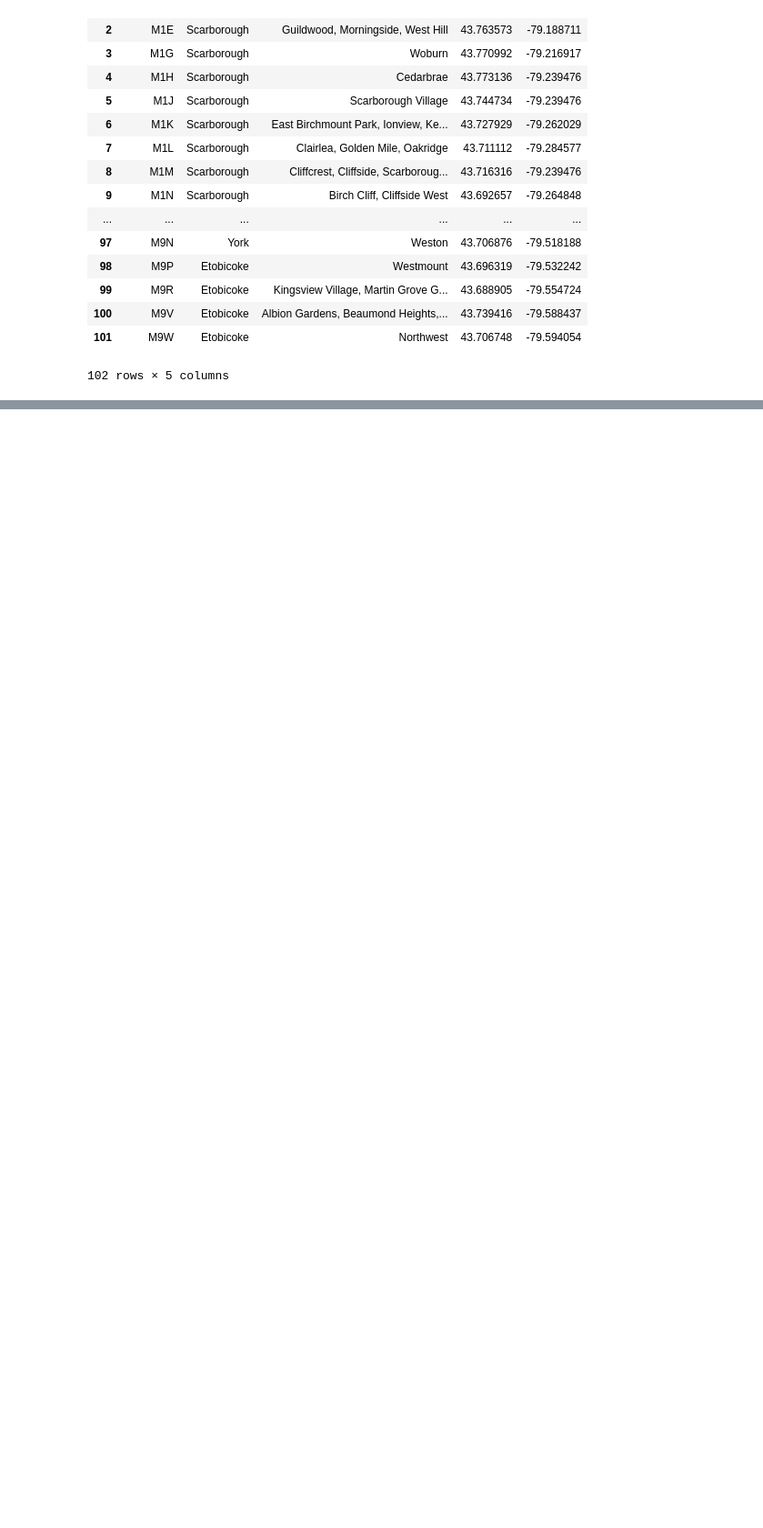
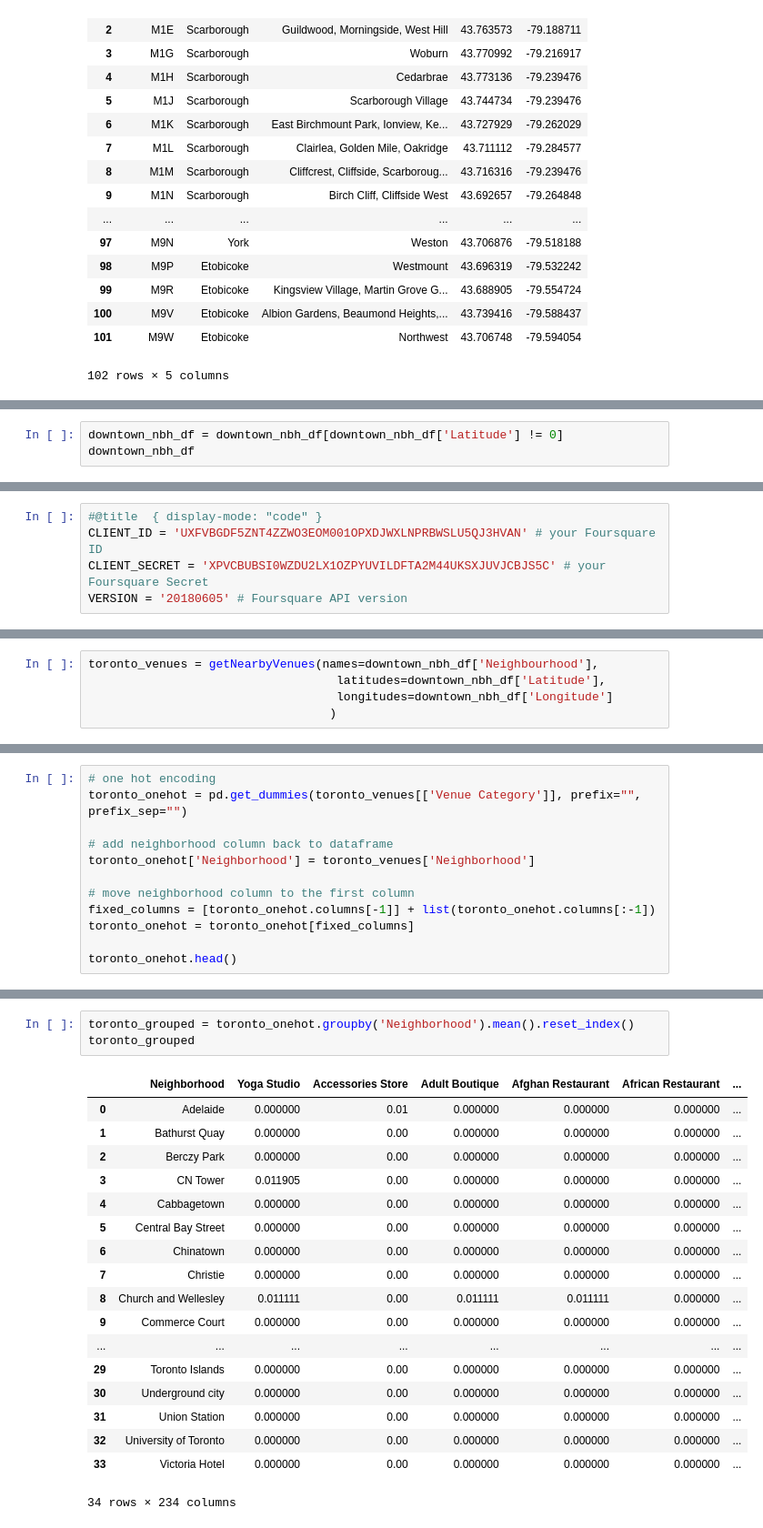
Before and after one commit to hungvm2/Coursera_Capstone, a Jupyter notebook: Segmenting_and_Clustering_Neighborhoods_in_Toronto.ipynb, the cells around one changed output, grey strips where cells are left out. Shown at 91% size. Drawn from its saved outputs; the diff is of its cells as text; blank space fills up the shorter version.

```diff
--- a/Segmenting_and_Clustering_Neighborhoods_in_Toronto.ipynb
+++ b/Segmenting_and_Clustering_Neighborhoods_in_Toronto.ipynb
@@ -123,0 +341,3 @@ df
+# %%
+downtown_nbh_df = downtown_nbh_df[downtown_nbh_df['Latitude'] != 0]
+downtown_nbh_df
@@ -123,0 +364,5 @@ df
+# %%
+#@title  { display-mode: "code" }
+CLIENT_ID = 'UXFVBGDF5ZNT4ZZWO3EOM001OPXDJWXLNPRBWSLU5QJ3HVAN' # your Foursquare ID
+CLIENT_SECRET = 'XPVCBUBSI0WZDU2LX1OZPYUVILDFTA2M44UKSXJUVJCBJS5C' # your Foursquare Secret
+VERSION = '20180605' # Foursquare API version
@@ -123,0 +415,5 @@ df
+# %%
+toronto_venues = getNearbyVenues(names=downtown_nbh_df['Neighbourhood'],
+                                   latitudes=downtown_nbh_df['Latitude'],
+                                   longitudes=downtown_nbh_df['Longitude']
+                                  )
@@ -123,0 +476,12 @@ df
+# %%
+# one hot encoding
+toronto_onehot = pd.get_dummies(toronto_venues[['Venue Category']], prefix="", prefix_sep="")
+
+# add neighborhood column back to dataframe
+toronto_onehot['Neighborhood'] = toronto_venues['Neighborhood']
+
+# move neighborhood column to the first column
+fixed_columns = [toronto_onehot.columns[-1]] + list(toronto_onehot.columns[:-1])
+toronto_onehot = toronto_onehot[fixed_columns]
+
+toronto_onehot.head()
@@ -123,0 +498,22 @@ df
+# %%
+toronto_grouped = toronto_onehot.groupby('Neighborhood').mean().reset_index()
+toronto_grouped
+# %% [output]
+|  | Neighborhood | Yoga Studio | Accessories Store | Adult Boutique | Afghan Restaurant | African Restaurant | ... |
+| 0 | Adelaide | 0.000000 | 0.01 | 0.000000 | 0.000000 | 0.000000 | ... |
+| 1 | Bathurst Quay | 0.000000 | 0.00 | 0.000000 | 0.000000 | 0.000000 | ... |
+| 2 | Berczy Park | 0.000000 | 0.00 | 0.000000 | 0.000000 | 0.000000 | ... |
+| 3 | CN Tower | 0.011905 | 0.00 | 0.000000 | 0.000000 | 0.000000 | ... |
+| 4 | Cabbagetown | 0.000000 | 0.00 | 0.000000 | 0.000000 | 0.000000 | ... |
+| 5 | Central Bay Street | 0.000000 | 0.00 | 0.000000 | 0.000000 | 0.000000 | ... |
+| 6 | Chinatown | 0.000000 | 0.00 | 0.000000 | 0.000000 | 0.000000 | ... |
+| 7 | Christie | 0.000000 | 0.00 | 0.000000 | 0.000000 | 0.000000 | ... |
+| 8 | Church and Wellesley | 0.011111 | 0.00 | 0.011111 | 0.011111 | 0.000000 | ... |
+| 9 | Commerce Court | 0.000000 | 0.00 | 0.000000 | 0.000000 | 0.000000 | ... |
+| ... | ... | ... | ... | ... | ... | ... | ... |
+| 29 | Toronto Islands | 0.000000 | 0.00 | 0.000000 | 0.000000 | 0.000000 | ... |
+| 30 | Underground city | 0.000000 | 0.00 | 0.000000 | 0.000000 | 0.000000 | ... |
+| 31 | Union Station | 0.000000 | 0.00 | 0.000000 | 0.000000 | 0.000000 | ... |
+| 32 | University of Toronto | 0.000000 | 0.00 | 0.000000 | 0.000000 | 0.000000 | ... |
+| 33 | Victoria Hotel | 0.000000 | 0.00 | 0.000000 | 0.000000 | 0.000000 | ... |
+34 rows × 234 columns
```
Also changed, not shown: parts of 52 cells of this notebook.
